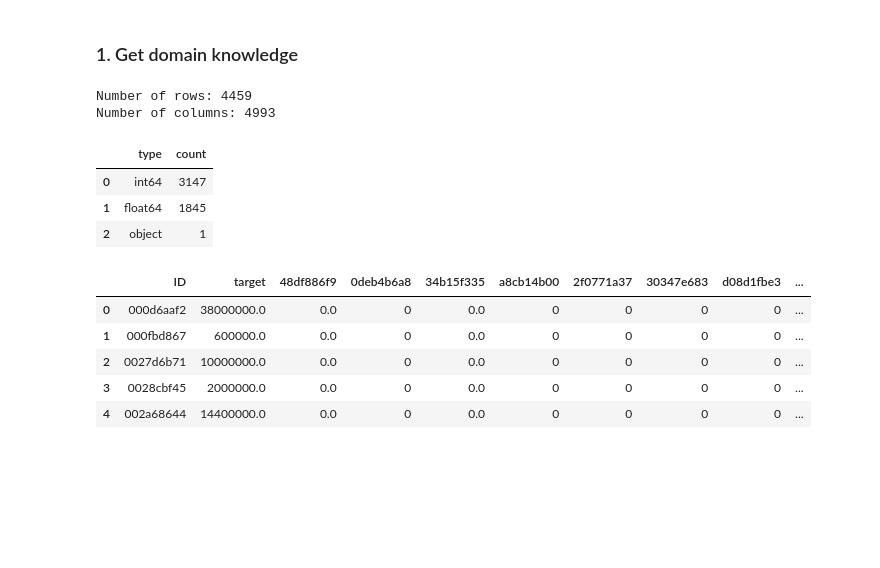
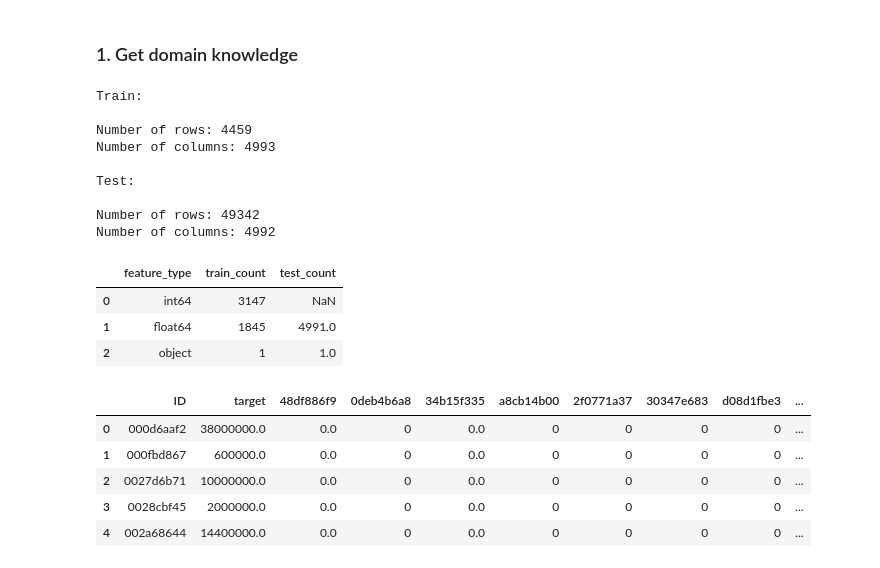
Before and after one commit to msahamed/santadar_price_prediction, a Jupyter notebook: src/price_prediction.ipynb, the cells around one changed output. Cells and saved outputs as stored; diff of their text form; code cells hidden in the pictures; blank space fills up the shorter version.

```diff
--- a/src/price_prediction.ipynb
+++ b/src/price_prediction.ipynb
@@ -17,15 +41,27 @@ df = pd.read_csv('../data/train.csv')
 # %% [markdown]
 ### 1. Get domain knowledge
 # %%
-print('Number of rows: {}\nNumber of columns: {}'.format(df.shape[0], df.shape[1]))
+print('Train:\n')
+print('Number of rows: {}\nNumber of columns: {}\n'.format(dftrain.shape[0], dftrain.shape[1]))
+print('Test:\n')
+print('Number of rows: {}\nNumber of columns: {}'.format(dftest.shape[0], dftest.shape[1]))
 # %% [output]
+Train:
+
 Number of rows: 4459
 Number of columns: 4993
+
+Test:
+
+Number of rows: 49342
+Number of columns: 4992
-# %%
-df.dtypes.sort_values().to_frame('type').groupby('type').size().to_frame('count').reset_index()
-# %% [output]
-|  | type | count |
-| 0 | int64 | 3147 |
-| 1 | float64 | 1845 |
-| 2 | object | 1 |
+# %%
+pd.merge(dftrain.dtypes.sort_values().to_frame('feature_type').groupby('feature_type').size().to_frame('train_count').reset_index(),
+         dftest.dtypes.sort_values().to_frame('feature_type').groupby('feature_type').size().to_frame('test_count').reset_index(),
+         on='feature_type', how='outer')
+# %% [output]
+|  | feature_type | train_count | test_count |
+| 0 | int64 | 3147 | NaN |
+| 1 | float64 | 1845 | 4991.0 |
+| 2 | object | 1 | 1.0 |
 # %%
```
Also changed, not shown: parts of 17 cells of this notebook.
